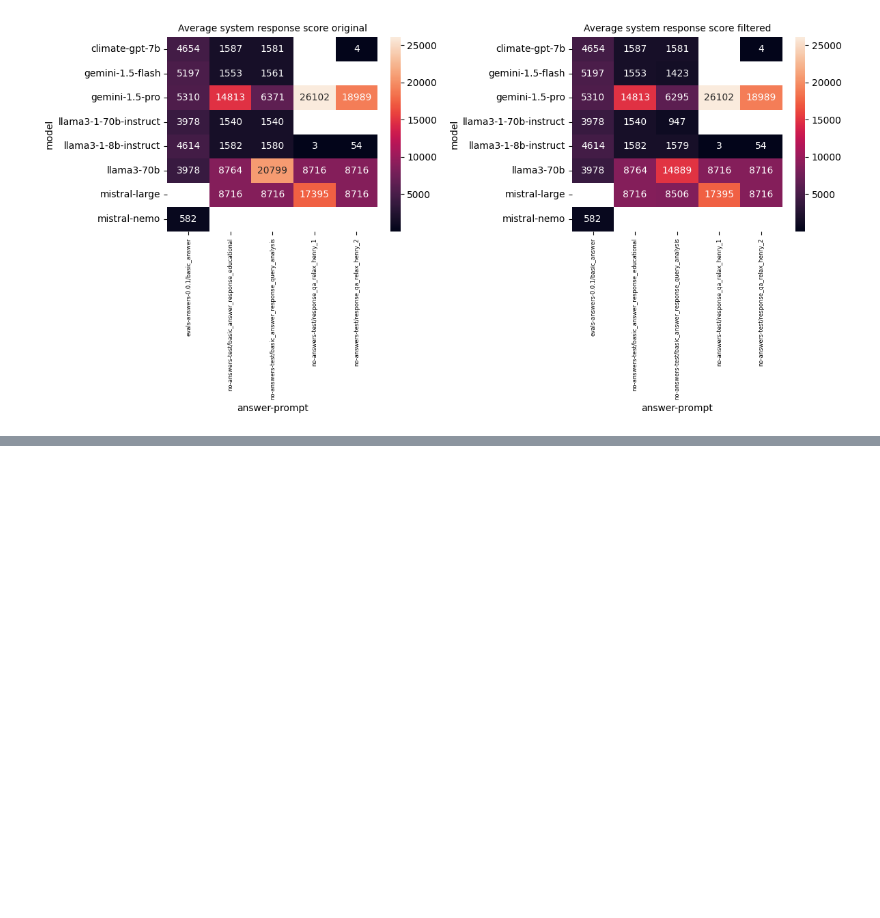
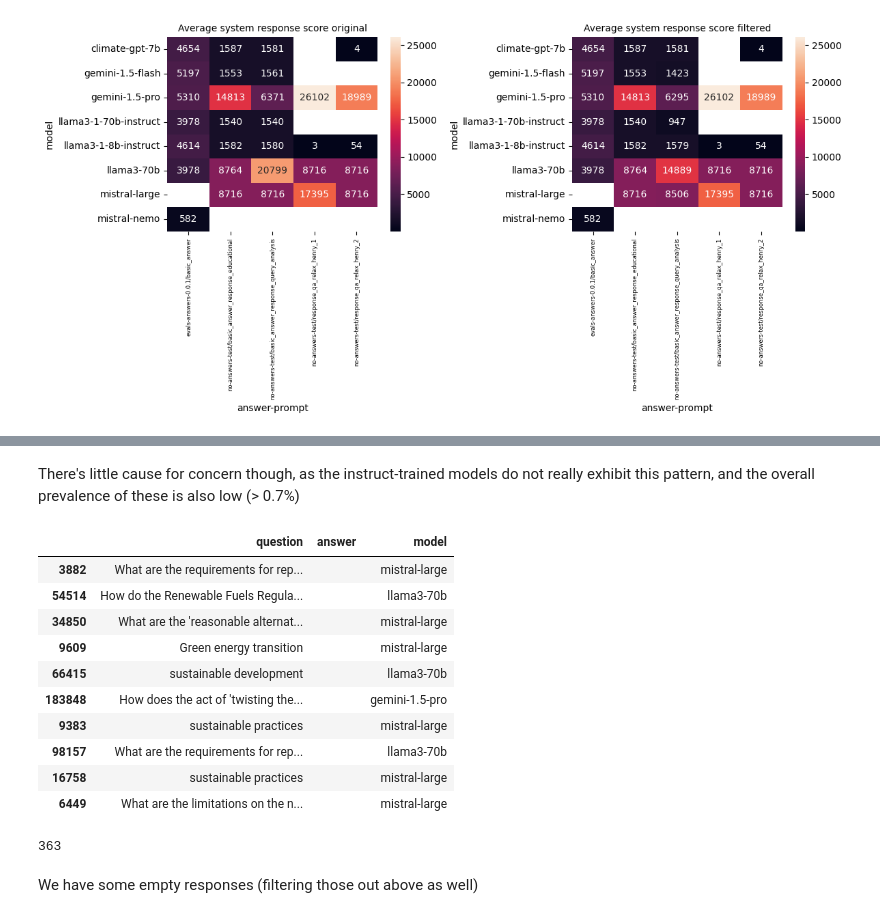
Before and after one commit to climatepolicyradar/document-qa-prototype, a Jupyter notebook: notebooks/system_prompts.ipynb, the cells around one changed output, grey strips where cells are left out. Cells and saved outputs as stored; diff of their text form; code cells hidden in the pictures; blank space fills up the shorter version.

```diff
--- a/notebooks/system_prompts.ipynb
+++ b/notebooks/system_prompts.ipynb
@@ -277,0 +360,22 @@ plt.show()
+# %% [markdown]
+There's little cause for concern though, as the instruct-trained models do not really exhibit this pattern, and the overall prevalence of these is also low (> 0.7%)
+# %%
+answers[answers["answer"].apply(len) < 10].sample(10)
+# %% [output]
+|  | question | answer | model |
+| 3882 | What are the requirements for rep... |  | mistral-large |
+| 54514 | How do the Renewable Fuels Regula... |  | llama3-70b |
+| 34850 | What are the 'reasonable alternat... |  | mistral-large |
+| 9609 | Green energy transition |  | mistral-large |
+| 66415 | sustainable development |  | llama3-70b |
+| 183848 | How does the act of 'twisting the... |  | gemini-1.5-pro |
+| 9383 | sustainable practices |  | mistral-large |
+| 98157 | What are the requirements for rep... |  | llama3-70b |
+| 16758 | sustainable practices |  | mistral-large |
+| 6449 | What are the limitations on the n... |  | mistral-large |
+# %%
+df[df["answer"].apply(len) < 10].shape[0]
+# %% [output]
+363
+# %% [markdown]
+We have some empty responses (filtering those out above as well)
```
Also changed, not shown: parts of 9 cells of this notebook.
